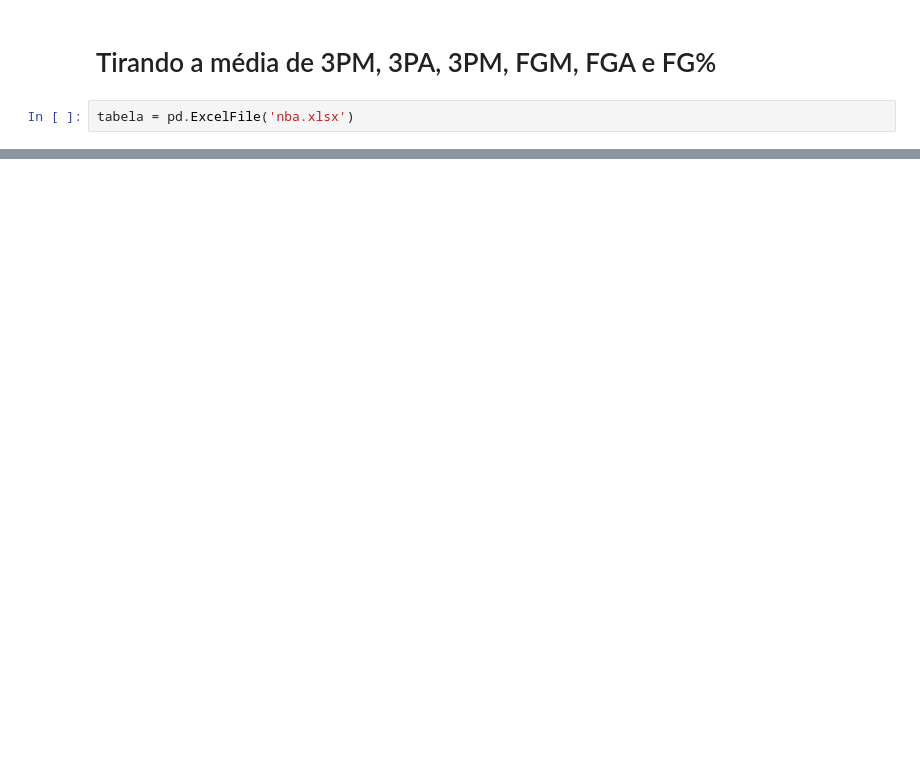
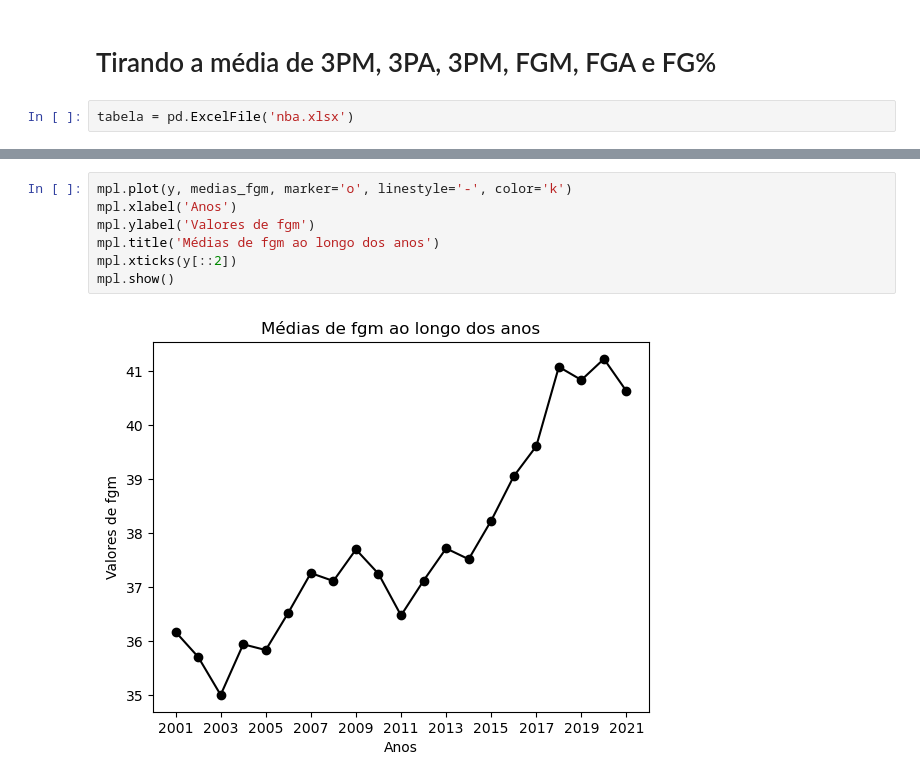
Before and after one commit to herozandn/DataScience, a Jupyter notebook: Untitled.ipynb, the cells around one changed output, grey strips where cells are left out. Drawn from its saved outputs; the diff is of its cells as text; blank space fills up the shorter version.

```diff
--- a/Untitled.ipynb
+++ b/Untitled.ipynb
@@ -80,0 +146,9 @@ for aba in tabela.sheet_names:
+# %%
+mpl.plot(y, medias_fgm, marker='o', linestyle='-', color='k')
+mpl.xlabel('Anos')
+mpl.ylabel('Valores de fgm')
+mpl.title('Médias de fgm ao longo dos anos')
+mpl.xticks(y[::2])
+mpl.show()
+# %% [output]
+[figure, added]
```
Also changed, not shown: parts of 12 cells of this notebook, 2 other files.
